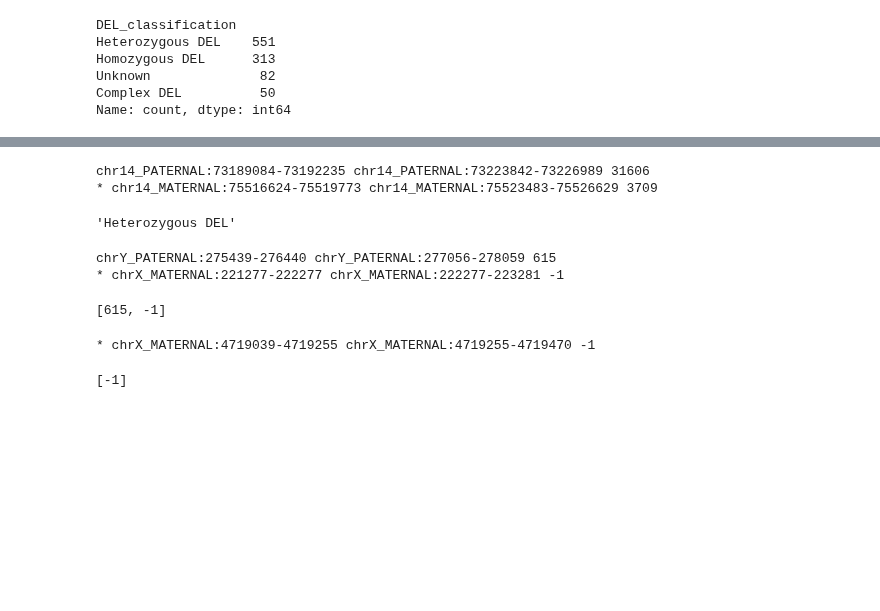
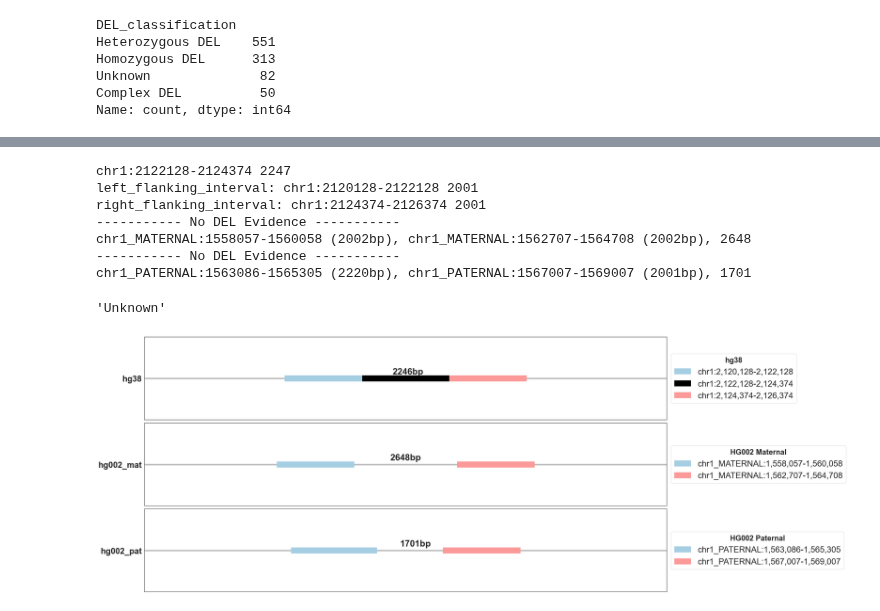
Before and after one commit to broadinstitute/T2T-ACE, a Jupyter notebook: notebooks/del_dev.ipynb, the cells around one changed output, grey strips where cells are left out. Saved outputs shown, nothing was run; the diff lists cells and outputs as text; code cells hidden in the pictures; blank space fills up the shorter version.

```diff
--- a/notebooks/del_dev.ipynb
+++ b/notebooks/del_dev.ipynb
@@ -190,17 +225,17 @@ DEL_classification_df.to_csv('HG2_DRAGEN_DEL_classification.csv', index=False)
 # %%
-classify_del("chr14:73530575-73562012")
+classify_del("chr1:2122128-2124374",2000)
 # %% [output]
-chr14_PATERNAL:73189084-73192235 chr14_PATERNAL:73223842-73226989 31606
-* chr14_MATERNAL:75516624-75519773 chr14_MATERNAL:75523483-75526629 3709
+chr1:2122128-2124374 2247
+left_flanking_interval: chr1:2120128-2122128 2001
+right_flanking_interval: chr1:2124374-2126374 2001
+----------- No DEL Evidence -----------
+chr1_MATERNAL:1558057-1560058 (2002bp), chr1_MATERNAL:1562707-1564708 (2002bp), 2648
+----------- No DEL Evidence -----------
+chr1_PATERNAL:1563086-1565305 (2220bp), chr1_PATERNAL:1567007-1569007 (2001bp), 1701
-'Heterozygous DEL'
+'Unknown'
-# %%
-distance_between_flankings("chrX:438511-439128")
-# %% [output]
-chrY_PATERNAL:275439-276440 chrY_PATERNAL:277056-278059 615
-* chrX_MATERNAL:221277-222277 chrX_MATERNAL:222277-223281 -1
-[615, -1]
-# %%
-distance_between_flankings("chrX:5137302-5139458")
-# %% [output]
-* chrX_MATERNAL:4719039-4719255 chrX_MATERNAL:4719255-4719470 -1
-[-1]
+# %%
+import T2T_ACE.alignment_visualization_utilities as avu
+importlib.reload(avu)
+avu.PlotIntervals(["chr1:2122128-2124374", "chr1:2120128-2122128", "chr1:2124374-2126374"], ["chr1_MATERNAL:1558057-1560058","chr1_MATERNAL:1562707-1564708","chr1_PATERNAL:1563086-1565305", "chr1_PATERNAL:1567007-1569007"]).plot_intervals_comparison(flanking=True, save=True, savepath='/Users/gaoyueya/Documents/GitHub/T2T-ACE/docs/')
+# %% [output]
+[figure, added]
```
Also changed, not shown: parts of 7 cells of this notebook, 3 other files.
